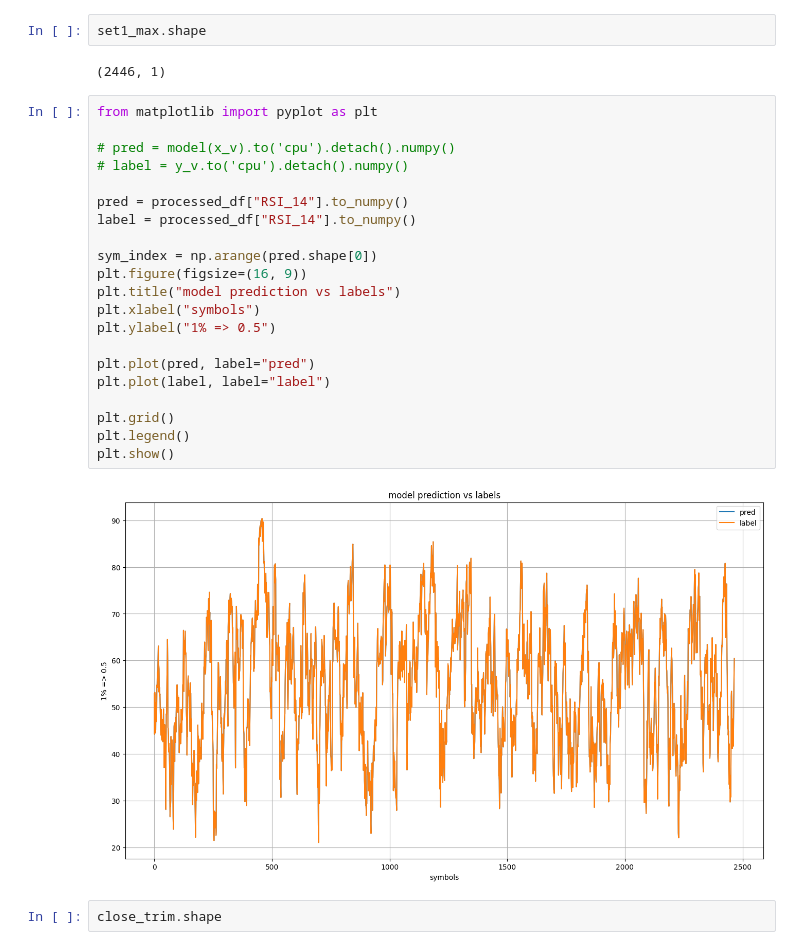
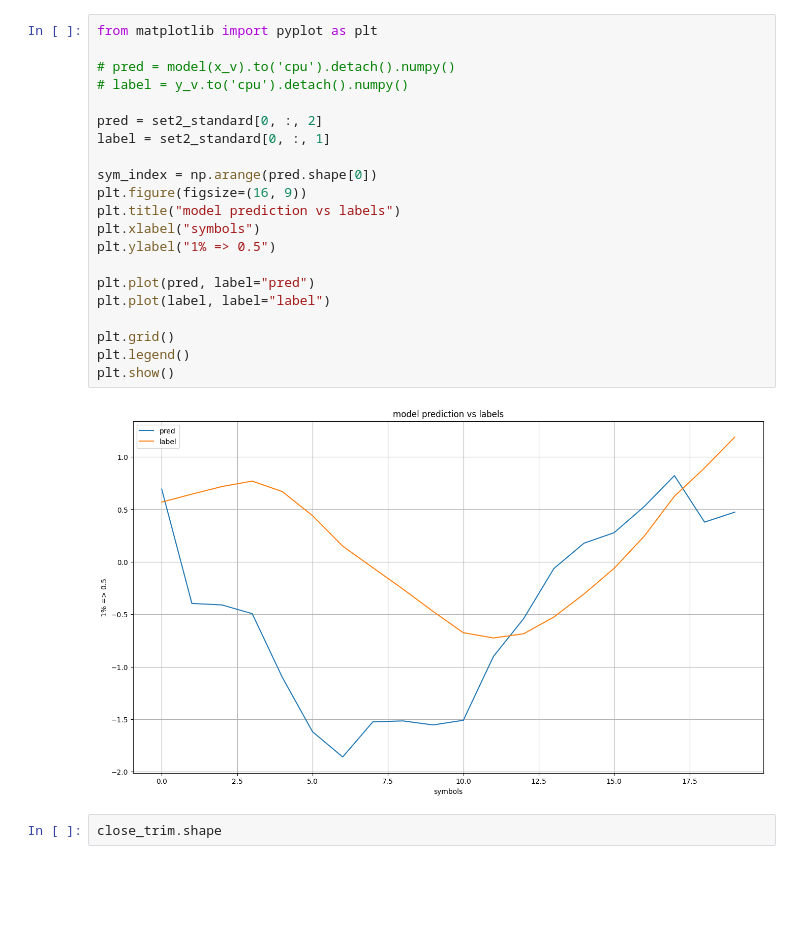
Before and after one commit to kivilhan/algo_trading, a Jupyter notebook: georgia_DQN/scratch.ipynb, the cells around one changed output. Cells and saved outputs as stored; diff of their text form; blank space fills up the shorter version.

```diff
--- a/georgia_DQN/scratch.ipynb
+++ b/georgia_DQN/scratch.ipynb
@@ -59,33 +99,29 @@ set1_max = np.max(set1_stack, axis=(1, 2)).reshape((len(set1_stack), 1))
 # hist_norm_np = (hist_trim - _min) / (_max - _min)
 # hist_list = [hist_norm_np[i:len(win_trim) - win_past + i] for i in range(win_past)]
 # mod_ins = np.stack(hist_list, axis=1)
-# %%
-set1_max.shape
-# %% [output]
-(2446, 1)
 # %%
 from matplotlib import pyplot as plt
 
 # pred = model(x_v).to('cpu').detach().numpy()
 # label = y_v.to('cpu').detach().numpy()
 
-pred = processed_df["RSI_14"].to_numpy()
-label = processed_df["RSI_14"].to_numpy()
+pred = set2_standard[0, :, 2]
+label = set2_standard[0, :, 1]
 
 sym_index = np.arange(pred.shape[0])
 plt.figure(figsize=(16, 9))
 plt.title("model prediction vs labels")
 plt.xlabel("symbols")
 plt.ylabel("1% => 0.5")
 
 plt.plot(pred, label="pred")
 plt.plot(label, label="label")
 
 plt.grid()
 plt.legend()
 plt.show()
 # %% [output]
-[figure, old version]
+[figure, new version]
 # %%
 close_trim.shape
 # %% [output]
```
Also changed, not shown: parts of 3 cells of this notebook.
